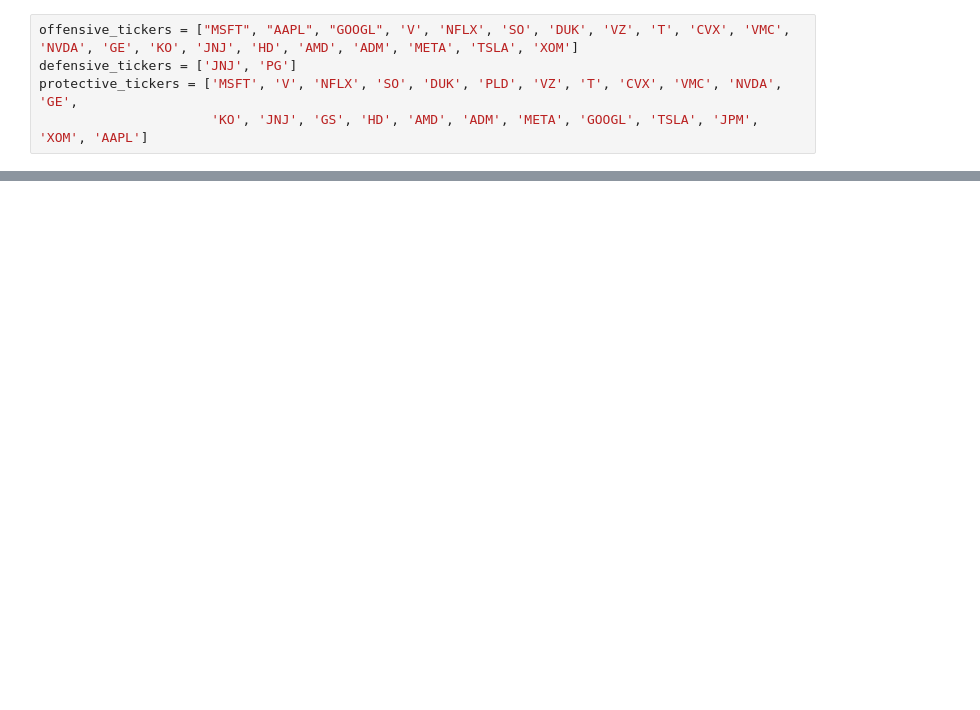
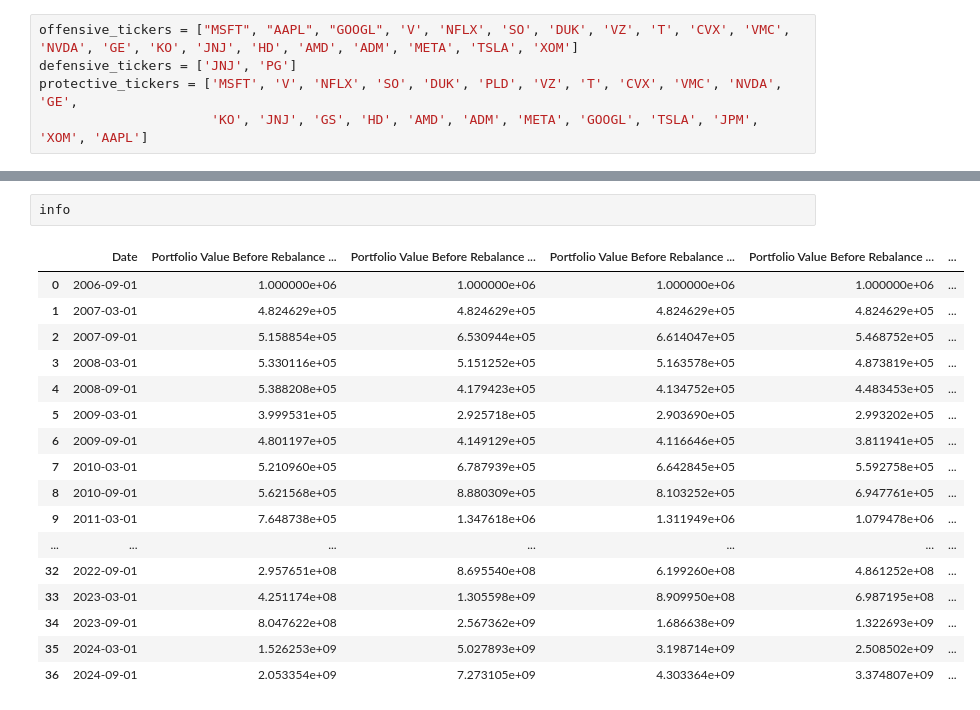
Before and after one commit to Luis1Soto/New_Asset_Allocation, a Jupyter notebook: Notebook.ipynb, the cells around one changed output, grey strips where cells are left out. Cells and saved outputs as stored; diff of their text form; blank space fills up the shorter version.

```diff
--- a/Notebook.ipynb
+++ b/Notebook.ipynb
@@ -152,0 +180,20 @@ backtest.plot_portfolio_evolution(value)
+# %%
+info
+# %% [output]
+|  | Date | Portfolio Value Before Rebalance ... | Portfolio Value Before Rebalance ... | Portfolio Value Before Rebalance ... | Portfolio Value Before Rebalance ... | ... |
+| 0 | 2006-09-01 | 1.000000e+06 | 1.000000e+06 | 1.000000e+06 | 1.000000e+06 | ... |
+| 1 | 2007-03-01 | 4.824629e+05 | 4.824629e+05 | 4.824629e+05 | 4.824629e+05 | ... |
+| 2 | 2007-09-01 | 5.158854e+05 | 6.530944e+05 | 6.614047e+05 | 5.468752e+05 | ... |
+| 3 | 2008-03-01 | 5.330116e+05 | 5.151252e+05 | 5.163578e+05 | 4.873819e+05 | ... |
+| 4 | 2008-09-01 | 5.388208e+05 | 4.179423e+05 | 4.134752e+05 | 4.483453e+05 | ... |
+| 5 | 2009-03-01 | 3.999531e+05 | 2.925718e+05 | 2.903690e+05 | 2.993202e+05 | ... |
+| 6 | 2009-09-01 | 4.801197e+05 | 4.149129e+05 | 4.116646e+05 | 3.811941e+05 | ... |
+| 7 | 2010-03-01 | 5.210960e+05 | 6.787939e+05 | 6.642845e+05 | 5.592758e+05 | ... |
+| 8 | 2010-09-01 | 5.621568e+05 | 8.880309e+05 | 8.103252e+05 | 6.947761e+05 | ... |
+| 9 | 2011-03-01 | 7.648738e+05 | 1.347618e+06 | 1.311949e+06 | 1.079478e+06 | ... |
+| ... | ... | ... | ... | ... | ... | ... |
+| 32 | 2022-09-01 | 2.957651e+08 | 8.695540e+08 | 6.199260e+08 | 4.861252e+08 | ... |
+| 33 | 2023-03-01 | 4.251174e+08 | 1.305598e+09 | 8.909950e+08 | 6.987195e+08 | ... |
+| 34 | 2023-09-01 | 8.047622e+08 | 2.567362e+09 | 1.686638e+09 | 1.322693e+09 | ... |
+| 35 | 2024-03-01 | 1.526253e+09 | 5.027893e+09 | 3.198714e+09 | 2.508502e+09 | ... |
+| 36 | 2024-09-01 | 2.053354e+09 | 7.273105e+09 | 4.303364e+09 | 3.374807e+09 | ... |
```
Also changed, not shown: parts of 18 cells of this notebook, 1 other file.
